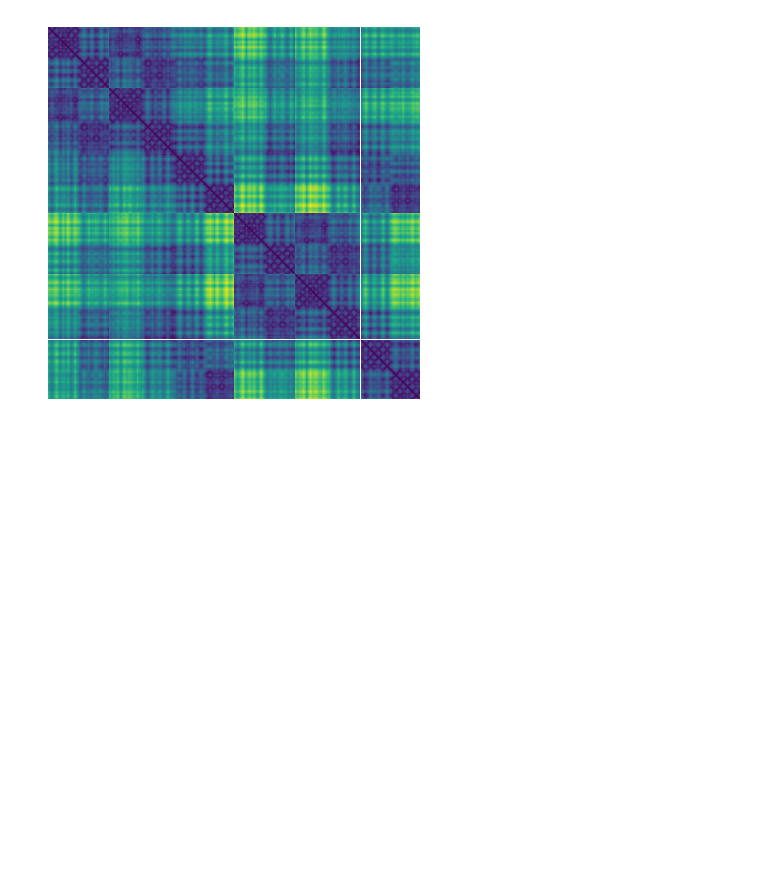
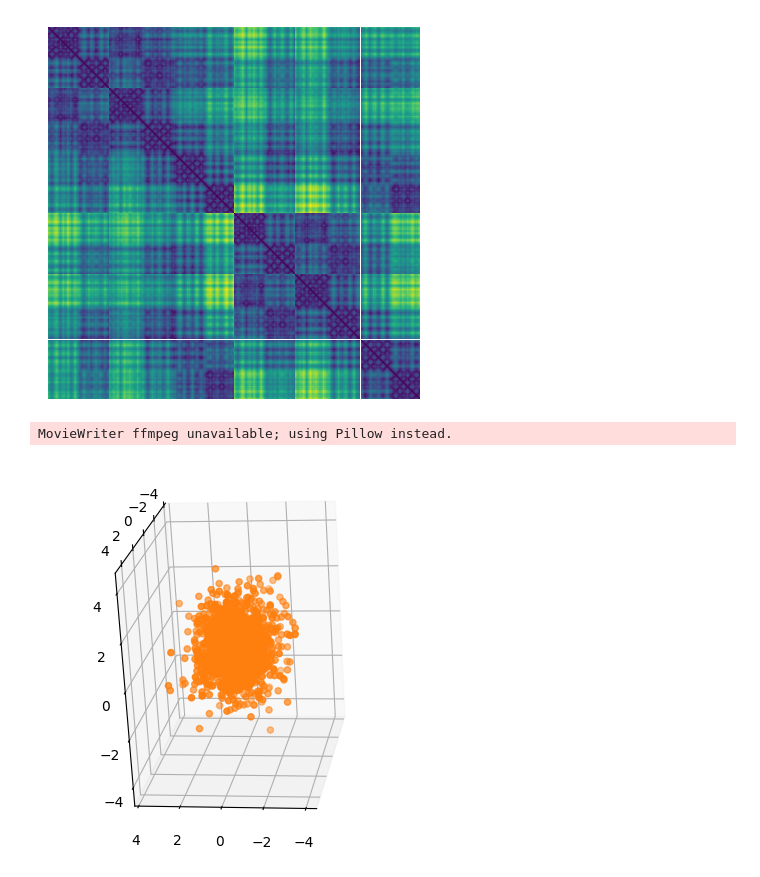
Before and after one commit to dohlee/protstruc, a Jupyter notebook: docs/tutorials/pembrolizumab.ipynb, the cells around one changed output. Cells and saved outputs as stored; diff of their text form; code cells hidden in the pictures; blank space fills up the shorter version.

Commit message:
add an example for 3D coordinate diffusion to readme

```diff
--- a/docs/tutorials/pembrolizumab.ipynb
+++ b/docs/tutorials/pembrolizumab.ipynb
@@ -50,3 +50,69 @@ plt.axis('off')
 plt.savefig('../../img/pembrolizumab_distmat.png', dpi=300, bbox_inches='tight')
 # %% [output]
 [figure]
+# %%
+import torch
+import math
+import matplotlib.animation as animation
+
+from protstruc.general import ATOM
+
+def cosine_variance_schedule(T, s=8e-3, beta_max=0.999):
+    # cosine variance schedule
+    # T: total timesteps
+    # s: small offset to prevent beta from being too small
+    # beta_max: to prevent singularities at the end of the diffusion process
+    t = torch.arange(T + 1)  # 0, 1, ..., T
+
+    f_t = torch.cos((t / T + s) / (1 + s) * math.pi / 2.0).square()
+    alpha_bar = f_t / f_t[0]
+    beta = torch.cat(
+        [
+            torch.tensor([0.0]),
+            torch.clip(1 - alpha_bar[1:] / alpha_bar[:-1], min=1e-5, max=beta_max),
+        ]
+    )
+    alpha = 1 - beta
+
+    sched = {
+        "alpha": alpha,
+        "alpha_bar": alpha_bar,
+        "alpha_bar_sqrt": alpha_bar.sqrt(),
+        "one_minus_alpha_bar_sqrt": (1 - alpha_bar).sqrt(),
+        "beta": beta,
+    }
+    return sched
+
+# Diffusion parameters
+T = 300
+sched = cosine_variance_schedule(T)
+prt_idx, atom_idx = 0, ATOM.CA # only show Ca atoms for visual clarity
+
+fig = plt.figure()
+ax = fig.add_subplot(111, projection='3d')
+
+struc = StructureBatch.from_pdb_id('5dk3')
+# Center atom coordinates at the origin and scale to unit variance
+# NOTE: All atoms are considered here
+struc.standardize()
+
+ims = []
+for t in range(T):
+    xyz = struc.get_xyz()
+
+    im1 = ax.scatter(
+        xyz[prt_idx, :, atom_idx, 0],
+        xyz[prt_idx, :, atom_idx, 1],
+        xyz[prt_idx, :, atom_idx, 2],
+        c='C1'
+    )
+    ax.view_init(-10, 20, 90)
+    ims.append([im1])
+
+    struc.diffuse_xyz(beta=torch.tensor([sched['beta'][t]]))
+
+ani = animation.ArtistAnimation(fig, ims, interval=100, blit=True, repeat_delay=1000)
+ani.save(f'animations/pembrolizumab_diffusion.gif')
+# %% [output]
+MovieWriter ffmpeg unavailable; using Pillow instead.
+[figure, added]
```
Also changed, not shown: 6 other files.
